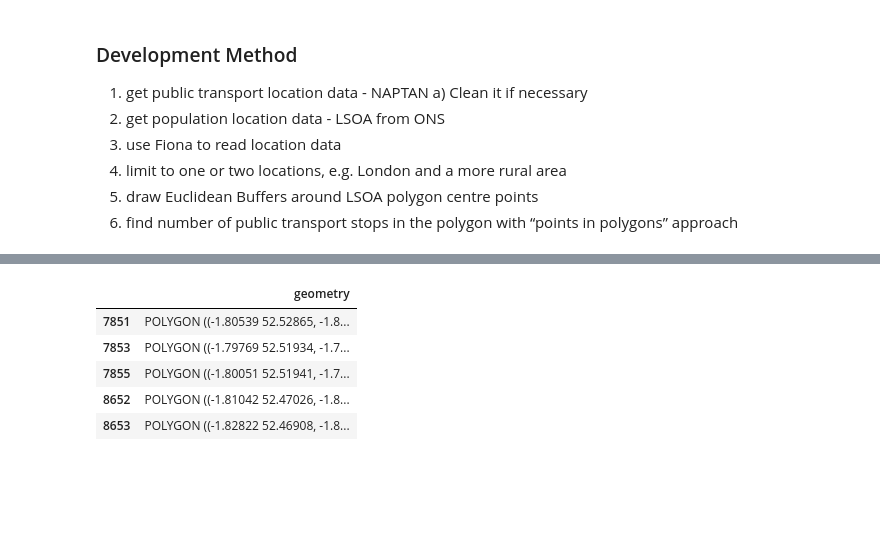
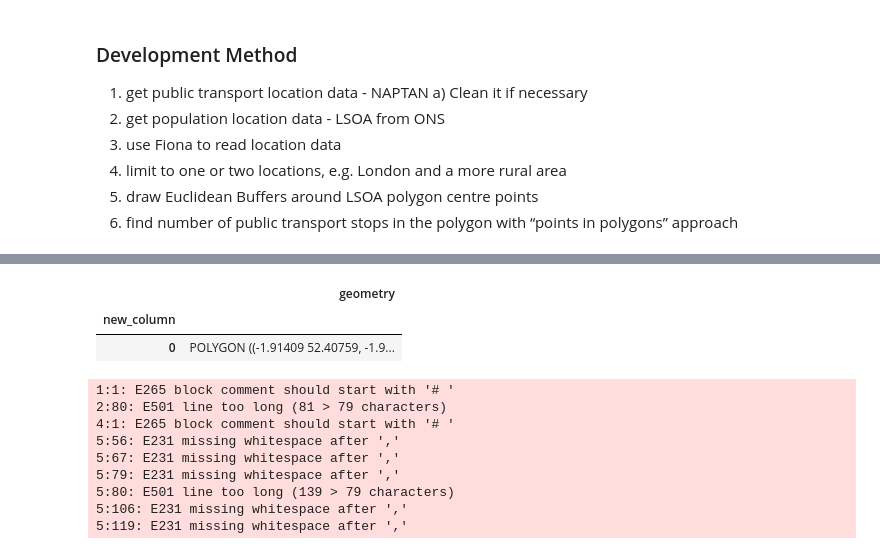
Before and after one commit to ONSdigital/SDG_11.2.1, a Jupyter notebook: SDG_11.2.1.ipynb, the cells around one changed output, grey strips where cells are left out. Drawn from its saved outputs; the diff is of its cells as text; code cells hidden in the pictures; blank space fills up the shorter version.

```diff
--- a/SDG_11.2.1.ipynb
+++ b/SDG_11.2.1.ipynb
@@ -258,15 +289,22 @@ uk_LSOA_df.head()
 # %%
 #Getting just the Birmingham LSOA
 just_birmingham_LSOA = uk_LSOA_df[uk_LSOA_df.LSOA11NM.str.contains("Birmingham")]
 
 #Trying to create a birmingham polygon
 just_birmingham_geom = just_birmingham_LSOA.drop(["FID","LSOA11CD","LSOA11NMW","Age_Indica", "Shape__Are","Shape__Len","LSOA11NM"], axis=1)
 just_birmingham_geom.city = "birmingham"
-just_birmingham_geom.head()
+just_birmingham_geom['new_column'] = 0
+just_birmingham_geom = just_birmingham_geom.dissolve(by='new_column')
 # %% [output]
 |  | geometry |
-| 7851 | POLYGON ((-1.80539 52.52865, -1.8... |
-| 7853 | POLYGON ((-1.79769 52.51934, -1.7... |
-| 7855 | POLYGON ((-1.80051 52.51941, -1.7... |
-| 8652 | POLYGON ((-1.81042 52.47026, -1.8... |
-| 8653 | POLYGON ((-1.82822 52.46908, -1.8... |
+| new_column |  |
+| 0 | POLYGON ((-1.91409 52.40759, -1.9... |
+1:1: E265 block comment should start with '# '
+2:80: E501 line too long (81 > 79 characters)
+4:1: E265 block comment should start with '# '
+5:56: E231 missing whitespace after ','
+5:67: E231 missing whitespace after ','
+5:79: E231 missing whitespace after ','
+5:80: E501 line too long (139 > 79 characters)
+5:106: E231 missing whitespace after ','
+5:119: E231 missing whitespace after ','
```
Also changed, not shown: parts of 18 cells of this notebook, 2 other files.
